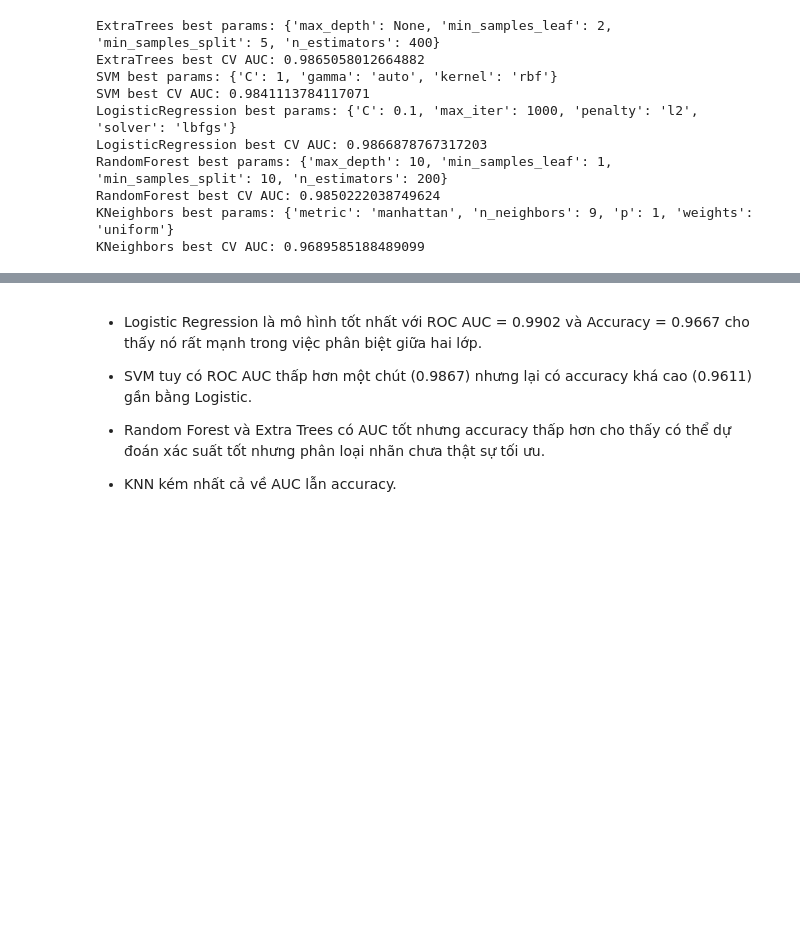
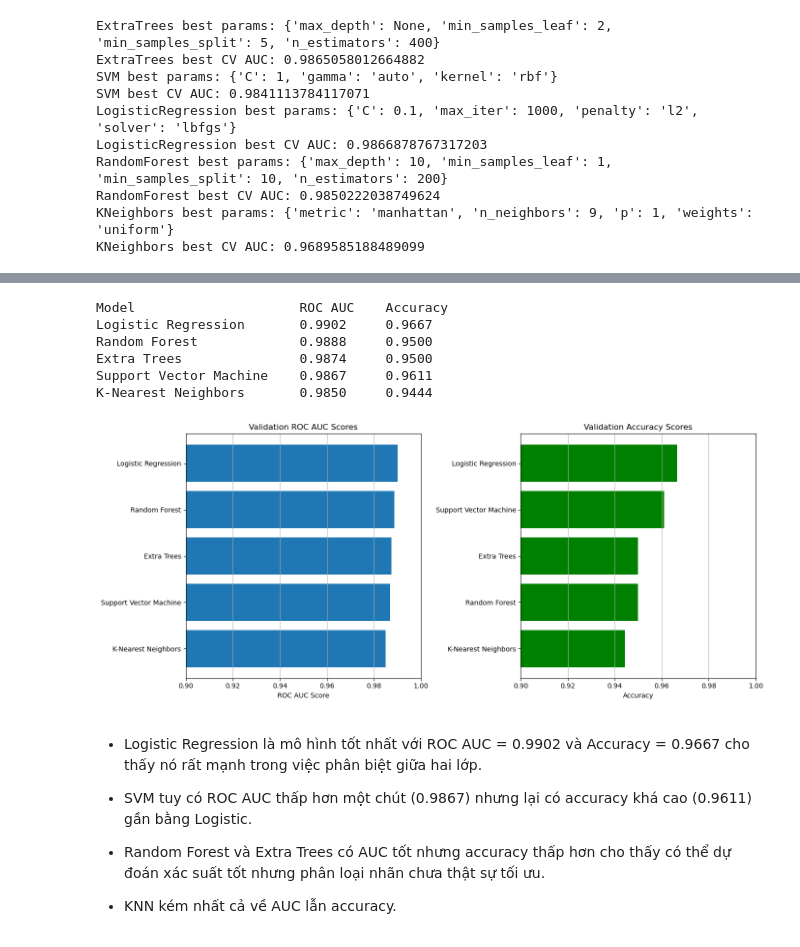
Before and after one commit to MyTruong28022004/Machine_Learning, a Jupyter notebook: Phase_1/22120422.ipynb, the cells around one changed output, grey strips where cells are left out. Drawn from its saved outputs; the diff is of its cells as text; code cells hidden in the pictures; blank space fills up the shorter version.

```diff
--- a/Phase_1/22120422.ipynb
+++ b/Phase_1/22120422.ipynb
@@ -177,6 +181,17 @@ trained_models = train_models(models, X_train, y_train)
 Hàm dự đoán xác suất từ các mô hình đã train
 # %%
 def predict_proba_models(trained_models, X_valid):
+    '''(dict, np.ndarray) -> dict
+    Trả về một dictionary với tên mô hình là key và xác suất dự đoán là value.
+
+    Hàm này dự đoán xác suất cho các mô hình đã huấn luyện trên tập dữ liệu xác thực X_valid.
+
+    Tham số
+    -------
+    trained_models: dictionary chứa tên mô hình và pipeline đã huấn luyện
+    X_valid: numpy array chứa các đặc trưng âm thanh của dữ liệu xác thực
+    '''
+
     results = {}
     for name, pipeline in trained_models.items():
         y_proba = pipeline.predict_proba(X_valid)[:, 1]
@@ -376,0 +376,4 @@ KNeighbors           0.9850     0.9444
+# %%
+print(f"{'Model':<25} {'Before Tunning':<10} {'After Tunning':<10}")
+for name, auc in sorted_auc_tunning:
+    print(f"{name:<25} {auc_scores[name]:.4f}     {auc:.4f}")
@@ -377,3 +401,36 @@ KNeighbors           0.9850     0.9444
+# %%
+# In kết quả
+print(f"{'Model':<25} {'ROC AUC':<10} {'Accuracy':<10}")
+for name, auc in sorted_auc_tunning:
+    print(f"{name:<25} {auc:.4f}     {acc_scores[name]:.4f}")
+
+# Trực quan hóa kết quả
+fig, axs = plt.subplots(1, 2, figsize=(14, 6))
+
+# ROC AUC chart
+axs[0].barh(sorted_names_auc_tunning[::-1], auc_values[::-1], color='#1f77b4')
+axs[0].set_xlim(0.9, 1.0)
+axs[0].set_title('Validation ROC AUC Scores')
+axs[0].set_xlabel('ROC AUC Score')
+axs[0].grid(axis='x')
+
+# Accuracy chart
+axs[1].barh(sorted_names_acc[::-1], acc_values[::-1], color='green')
+axs[1].set_xlim(0.9, 1.0)
+axs[1].set_title('Validation Accuracy Scores')
+axs[1].set_xlabel('Accuracy')
+axs[1].grid(axis='x')
+
+plt.tight_layout()
+plt.show()
+# %% [output]
+Model                     ROC AUC    Accuracy
+Logistic Regression       0.9902     0.9667
+Random Forest             0.9888     0.9500
+Extra Trees               0.9874     0.9500
+Support Vector Machine    0.9867     0.9611
+K-Nearest Neighbors       0.9850     0.9444
+[figure, added]
 # %% [markdown]
 - Logistic Regression là mô hình tốt nhất với ROC AUC = 0.9902 và Accuracy = 0.9667 cho thấy nó rất mạnh trong việc phân biệt giữa hai lớp.
 
```
Also changed, not shown: parts of 22 cells of this notebook.
